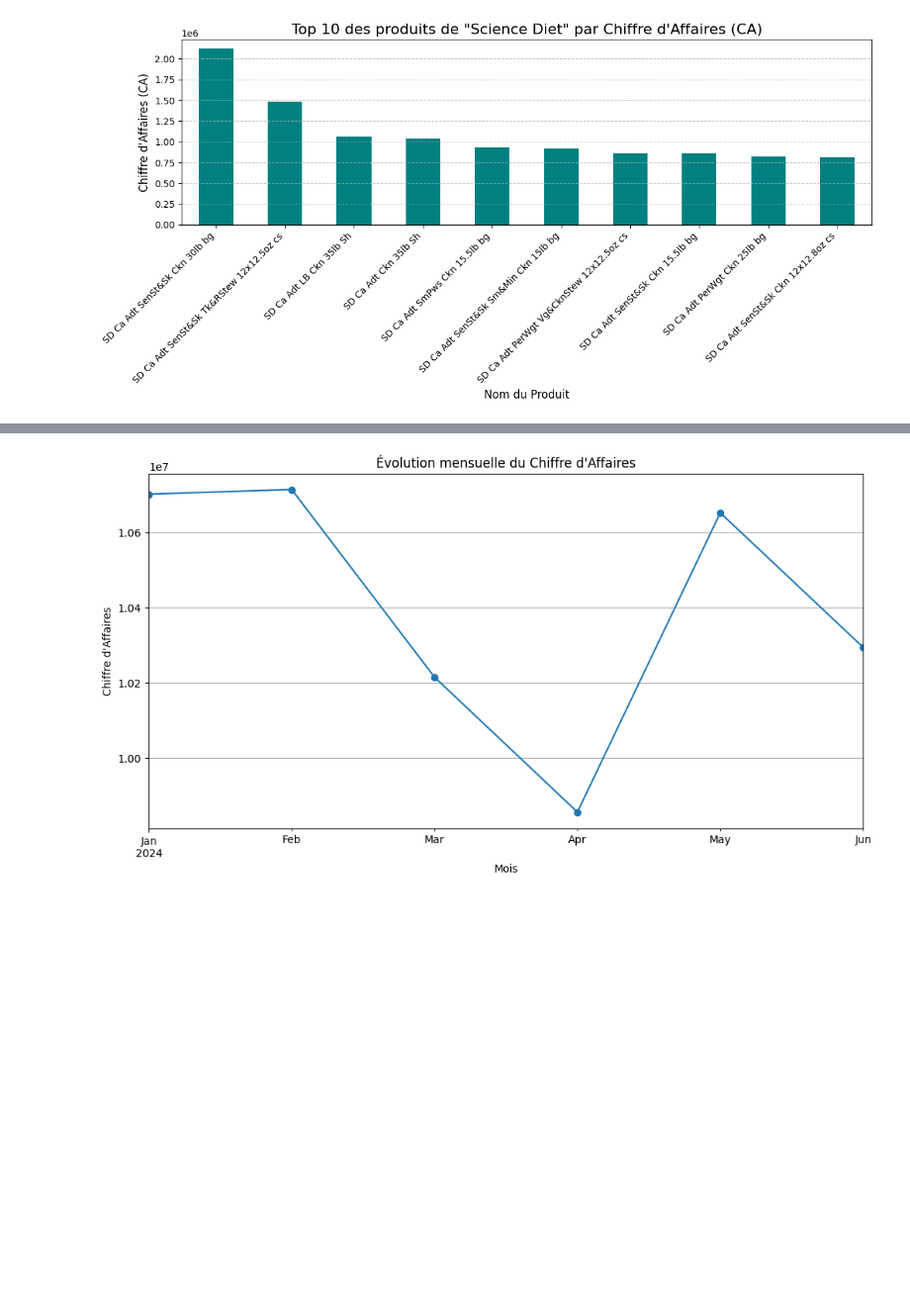
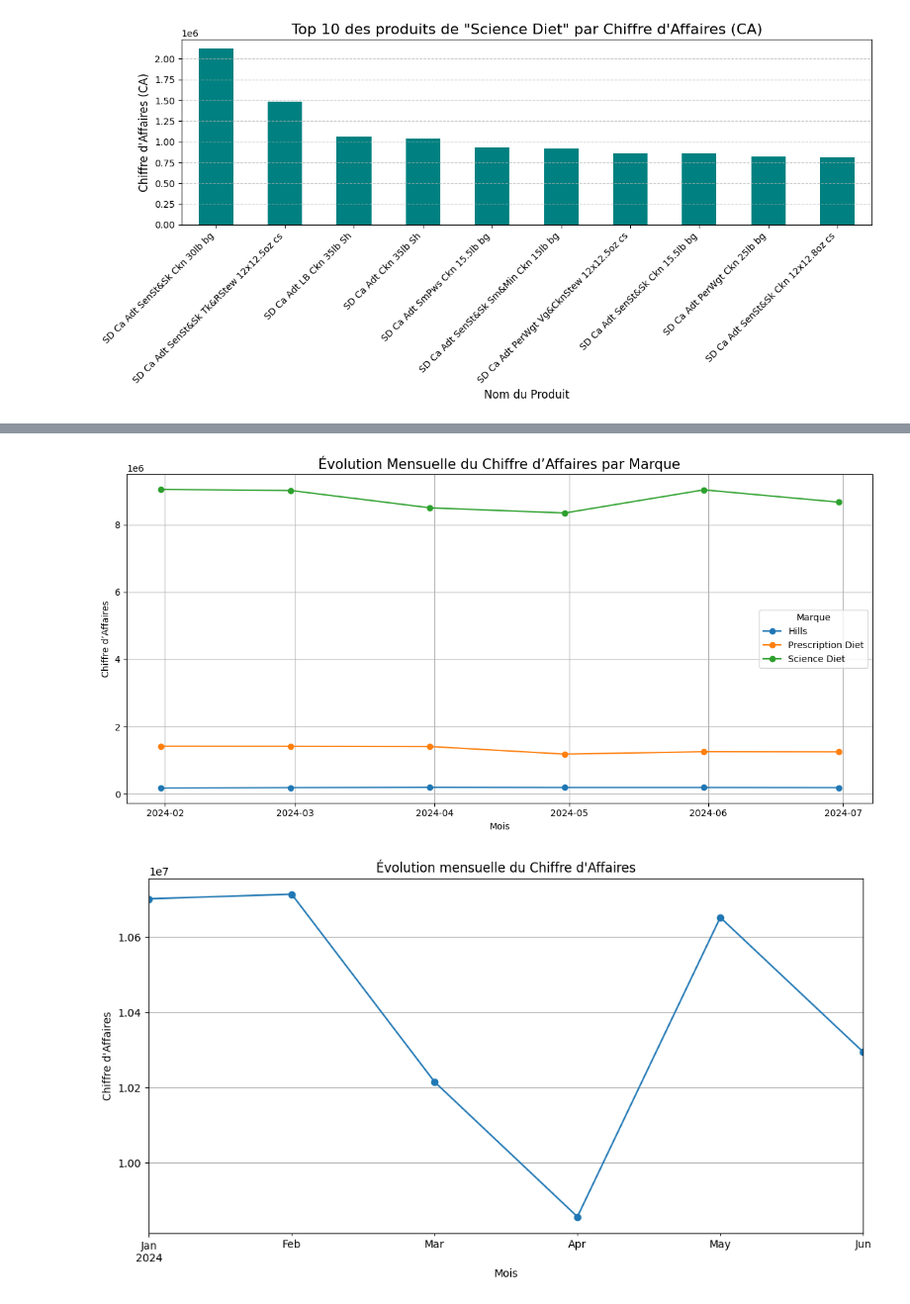
Before and after one commit to DomNoutsGit/Business_Data_Case, a Jupyter notebook: Main.ipynb, the cells around one changed output, grey strips where cells are left out. Shown at 99% size. Cells and saved outputs as stored; diff of their text form; code cells hidden in the pictures; blank space fills up the shorter version.

```diff
--- a/Main.ipynb
+++ b/Main.ipynb
@@ -167,3 +187,32 @@ plt.show()
+# %%
+df_ventes['timestamp_utc'] = pd.to_datetime(df_ventes['timestamp_utc'])
+
+# CA mensuel par marque
+sales_per_month_brand = (
+    df_ventes
+    .set_index('timestamp_utc')
+    .groupby('brand')['sales']
+    .resample('M')
+    .sum()
+    .reset_index()
+)
+
+# Visualisation
+plt.figure(figsize=(12, 6))
+
+for brand in sales_per_month_brand['brand'].unique():
+    data = sales_per_month_brand[sales_per_month_brand['brand'] == brand]
+    plt.plot(data['timestamp_utc'], data['sales'], marker='o', label=brand)
+
+plt.title('Évolution Mensuelle du Chiffre d’Affaires par Marque', fontsize=15)
+plt.xlabel('Mois')
+plt.ylabel('Chiffre d’Affaires')
+plt.legend(title='Marque')
+plt.grid(True)
+plt.tight_layout()
+plt.show()
+# %% [output]
+[figure, added]
 # %%
 df_ventes['timestamp_utc'] = pd.to_datetime(df_ventes['timestamp_utc'])
 
```
Also changed, not shown: parts of 47 cells of this notebook, 3 other files.
